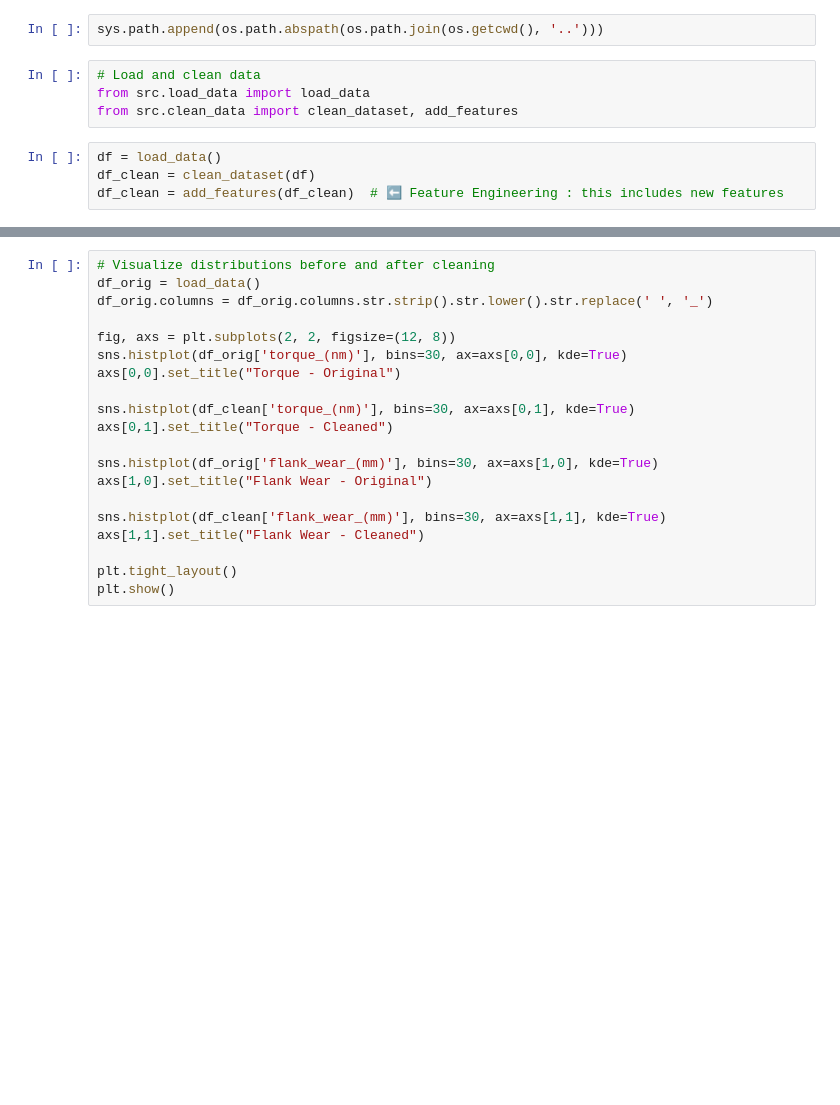
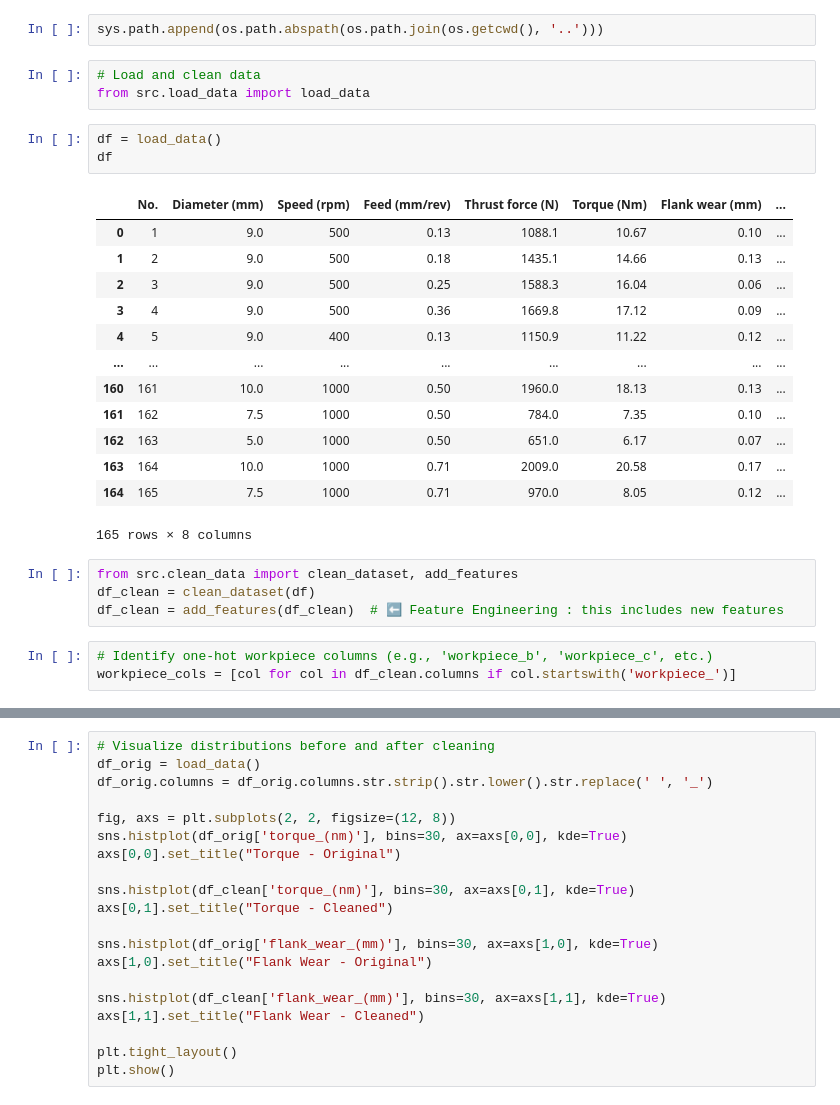
Before and after one commit to HrisheetaRoy/Drilling_Machining_Criteria_Prediction, a Jupyter notebook: eda/eda.ipynb, the cells around one changed output, grey strips where cells are left out. Cells and saved outputs as stored; diff of their text form; blank space fills up the shorter version.

```diff
--- a/eda/eda.ipynb
+++ b/eda/eda.ipynb
@@ -17,11 +17,30 @@ sys.path.append(os.path.abspath(os.path.join(os.getcwd(), '..')))
 # %%
 # Load and clean data
 from src.load_data import load_data
-from src.clean_data import clean_dataset, add_features
+# %%
+df = load_data()
+df
+# %% [output]
+|  | No. | Diameter (mm) | Speed (rpm) | Feed (mm/rev) | Thrust force (N) | Torque (Nm) | Flank wear (mm) | ... |
+| 0 | 1 | 9.0 | 500 | 0.13 | 1088.1 | 10.67 | 0.10 | ... |
+| 1 | 2 | 9.0 | 500 | 0.18 | 1435.1 | 14.66 | 0.13 | ... |
+| 2 | 3 | 9.0 | 500 | 0.25 | 1588.3 | 16.04 | 0.06 | ... |
+| 3 | 4 | 9.0 | 500 | 0.36 | 1669.8 | 17.12 | 0.09 | ... |
+| 4 | 5 | 9.0 | 400 | 0.13 | 1150.9 | 11.22 | 0.12 | ... |
+| ... | ... | ... | ... | ... | ... | ... | ... | ... |
+| 160 | 161 | 10.0 | 1000 | 0.50 | 1960.0 | 18.13 | 0.13 | ... |
+| 161 | 162 | 7.5 | 1000 | 0.50 | 784.0 | 7.35 | 0.10 | ... |
+| 162 | 163 | 5.0 | 1000 | 0.50 | 651.0 | 6.17 | 0.07 | ... |
+| 163 | 164 | 10.0 | 1000 | 0.71 | 2009.0 | 20.58 | 0.17 | ... |
+| 164 | 165 | 7.5 | 1000 | 0.71 | 970.0 | 8.05 | 0.12 | ... |
+165 rows × 8 columns
 # %%
-df = load_data()
+from src.clean_data import clean_dataset, add_features
 df_clean = clean_dataset(df)
 df_clean = add_features(df_clean)  # ⬅️ Feature Engineering : this includes new features
+# %%
+# Identify one-hot workpiece columns (e.g., 'workpiece_b', 'workpiece_c', etc.)
+workpiece_cols = [col for col in df_clean.columns if col.startswith('workpiece_')]
 # %%
 # Confirm all required columns exist
 print("Cleaned Columns:", df_clean.columns.tolist())
```
Also changed, not shown: parts of 8 cells of this notebook.
